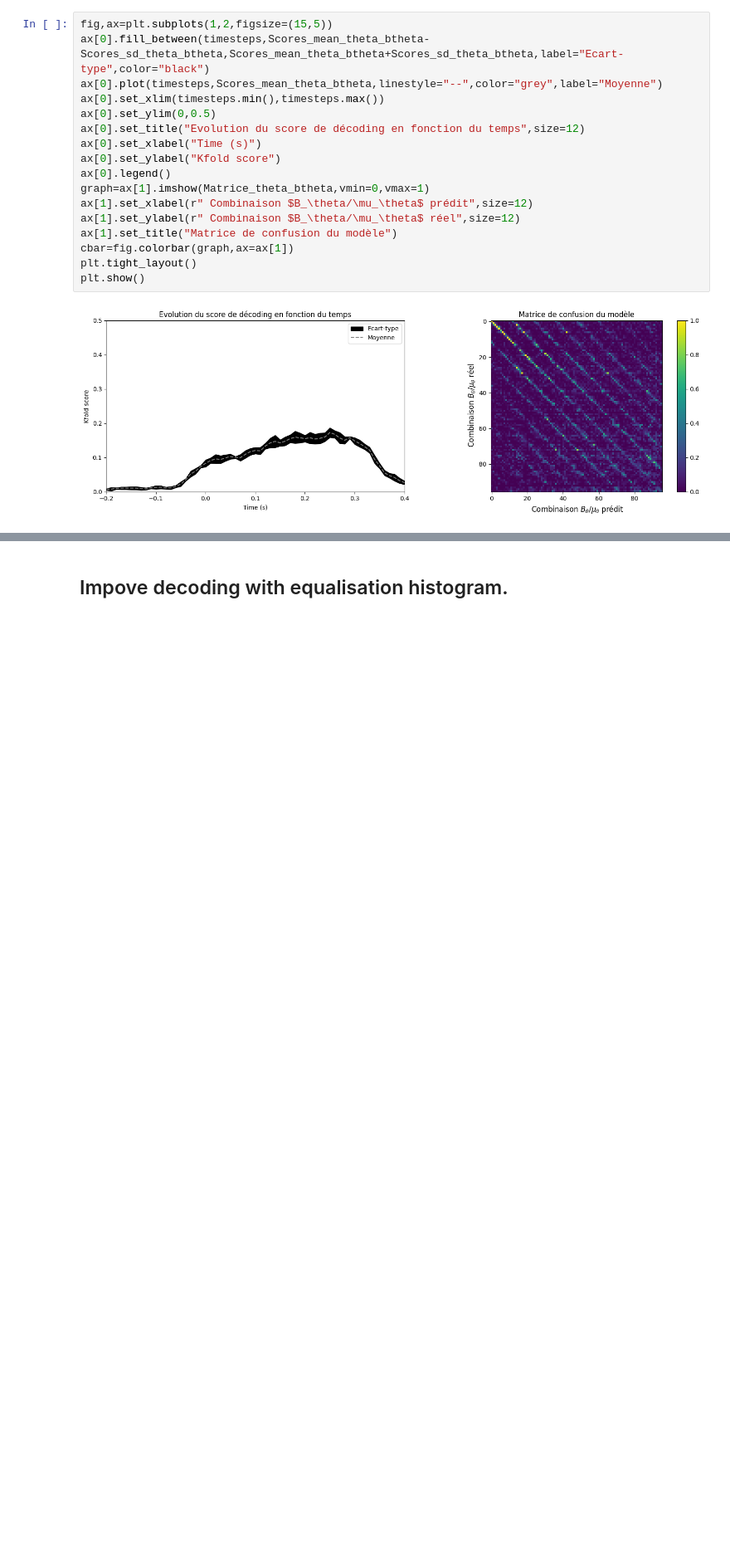
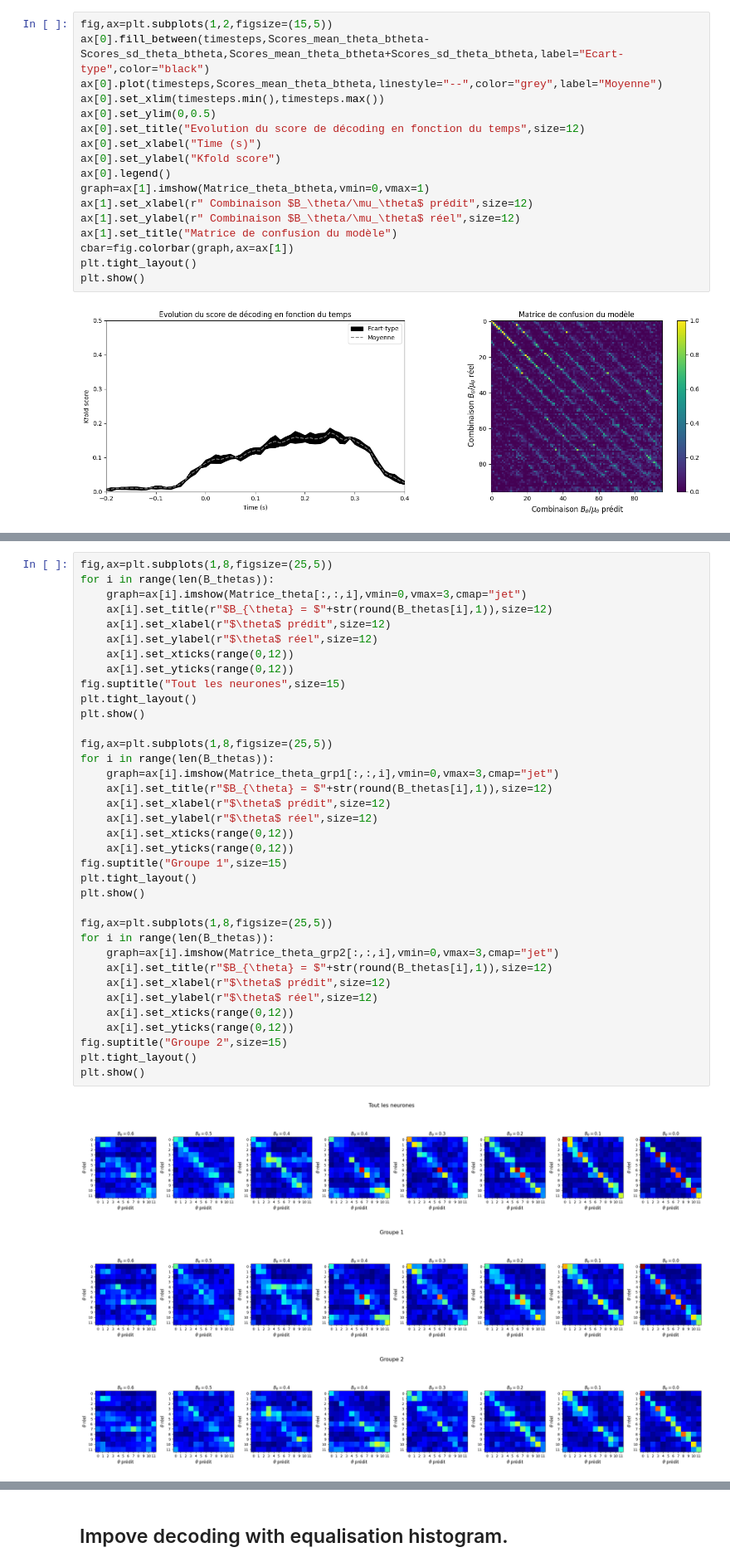
Before and after one commit to alexandre-laine/2023-INT-StageM1, a Jupyter notebook: Notebook/Figure_decoding.ipynb, the cells around one changed output, grey strips where cells are left out. Shown at 83% size. Saved outputs shown, nothing was run; the diff lists cells and outputs as text; blank space fills up the shorter version.

```diff
--- a/Notebook/Figure_decoding.ipynb
+++ b/Notebook/Figure_decoding.ipynb
@@ -132,0 +279,40 @@ plt.show()
+# %%
+fig,ax=plt.subplots(1,8,figsize=(25,5))
+for i in range(len(B_thetas)):
+    graph=ax[i].imshow(Matrice_theta[:,:,i],vmin=0,vmax=3,cmap="jet")
+    ax[i].set_title(r"$B_{\theta} = $"+str(round(B_thetas[i],1)),size=12)
+    ax[i].set_xlabel(r"$\theta$ prédit",size=12)
+    ax[i].set_ylabel(r"$\theta$ réel",size=12)
+    ax[i].set_xticks(range(0,12))
+    ax[i].set_yticks(range(0,12))
+fig.suptitle("Tout les neurones",size=15)
+plt.tight_layout()
+plt.show()
+
+fig,ax=plt.subplots(1,8,figsize=(25,5))
+for i in range(len(B_thetas)):
+    graph=ax[i].imshow(Matrice_theta_grp1[:,:,i],vmin=0,vmax=3,cmap="jet")
+    ax[i].set_title(r"$B_{\theta} = $"+str(round(B_thetas[i],1)),size=12)
+    ax[i].set_xlabel(r"$\theta$ prédit",size=12)
+    ax[i].set_ylabel(r"$\theta$ réel",size=12)
+    ax[i].set_xticks(range(0,12))
+    ax[i].set_yticks(range(0,12))
+fig.suptitle("Groupe 1",size=15)
+plt.tight_layout()
+plt.show()
+
+fig,ax=plt.subplots(1,8,figsize=(25,5))
+for i in range(len(B_thetas)):
+    graph=ax[i].imshow(Matrice_theta_grp2[:,:,i],vmin=0,vmax=3,cmap="jet")
+    ax[i].set_title(r"$B_{\theta} = $"+str(round(B_thetas[i],1)),size=12)
+    ax[i].set_xlabel(r"$\theta$ prédit",size=12)
+    ax[i].set_ylabel(r"$\theta$ réel",size=12)
+    ax[i].set_xticks(range(0,12))
+    ax[i].set_yticks(range(0,12))
+fig.suptitle("Groupe 2",size=15)
+plt.tight_layout()
+plt.show()
+# %% [output]
+[figure, added]
+[figure, added]
+[figure, added]
```
Also changed, not shown: parts of 13 cells of this notebook, 29 other files.
